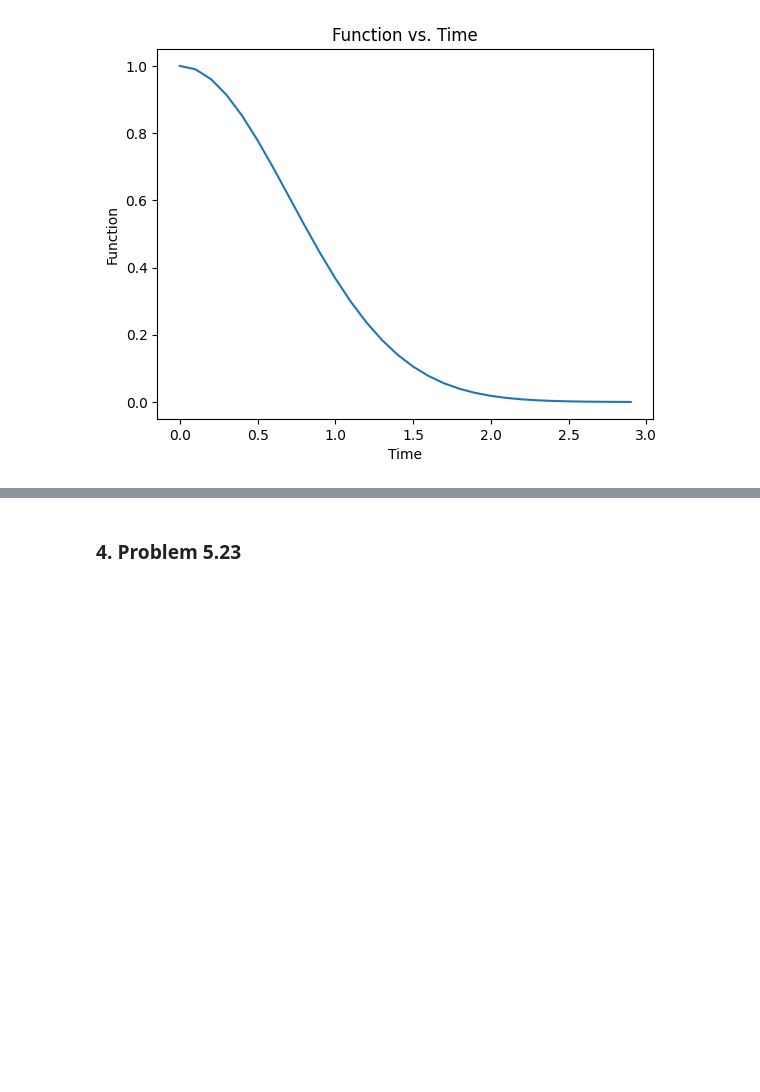
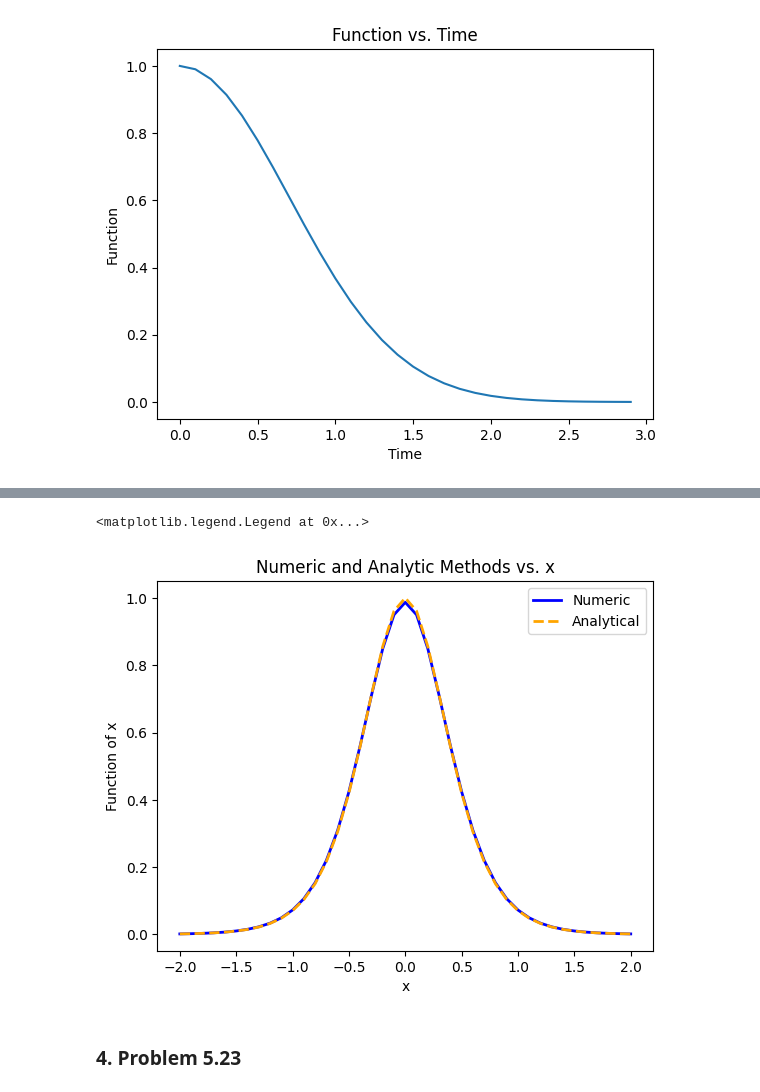
Before and after one commit to goodbyeskyharbor/PHYS308-notebook-solutions, a Jupyter notebook: Solutions_to_Homework_03.ipynb, the cells around one changed output, grey strips where cells are left out. Saved outputs shown, nothing was run; the diff lists cells and outputs as text; code cells hidden in the pictures; blank space fills up the shorter version.

```diff
--- a/Solutions_to_Homework_03.ipynb
+++ b/Solutions_to_Homework_03.ipynb
@@ -100,6 +100,41 @@ Text(0, 0.5, 'Function')
 Practice computational derivatives.
 
 <img src="https://github.com/jdolen/PurdueNorthwest_PHYS308_ScientificComputing1/blob/master/Homework/Problem_Images/HW3_5p15.jpg?raw=true">
+# %%
+import numpy as np
+import matplotlib.pyplot as plt
+
+h = 0.1 #step size
+range = np.arange(-2.0,2.1,h)
+
+#-------------------------------Numerical Method--------------------------------
+
+def f(x):
+  return 1 + (0.5 * np.tanh(2*x))
+
+def ddx_cdiff(x):
+  return (f(x + h) - f(x - h)) / (2 * h)
+
+num_ddx_array = ddx_cdiff(range)
+
+#-------------------------------Analytic Method---------------------------------
+
+def ana_func(x):
+  return 4/((np.exp(2*x) + np.exp(-2*x)))**2
+
+ana_ddx_array = ana_func(range)
+
+#------------------------------------Plots--------------------------------------
+
+plt.plot(range, num_ddx_array, 'blue', lw='2')
+plt.plot(range, ana_ddx_array, 'orange', ls='--', lw='2')
+plt.title("Numeric and Analytic Methods vs. x")
+plt.xlabel("x")
+plt.ylabel("Function of x")
+plt.legend(['Numeric', 'Analytical'])
+# %% [output]
+<matplotlib.legend.Legend at 0x...>
+[figure, added]
 # %% [markdown]
 ### 4. Problem 5.23
 # %% [markdown]
```
